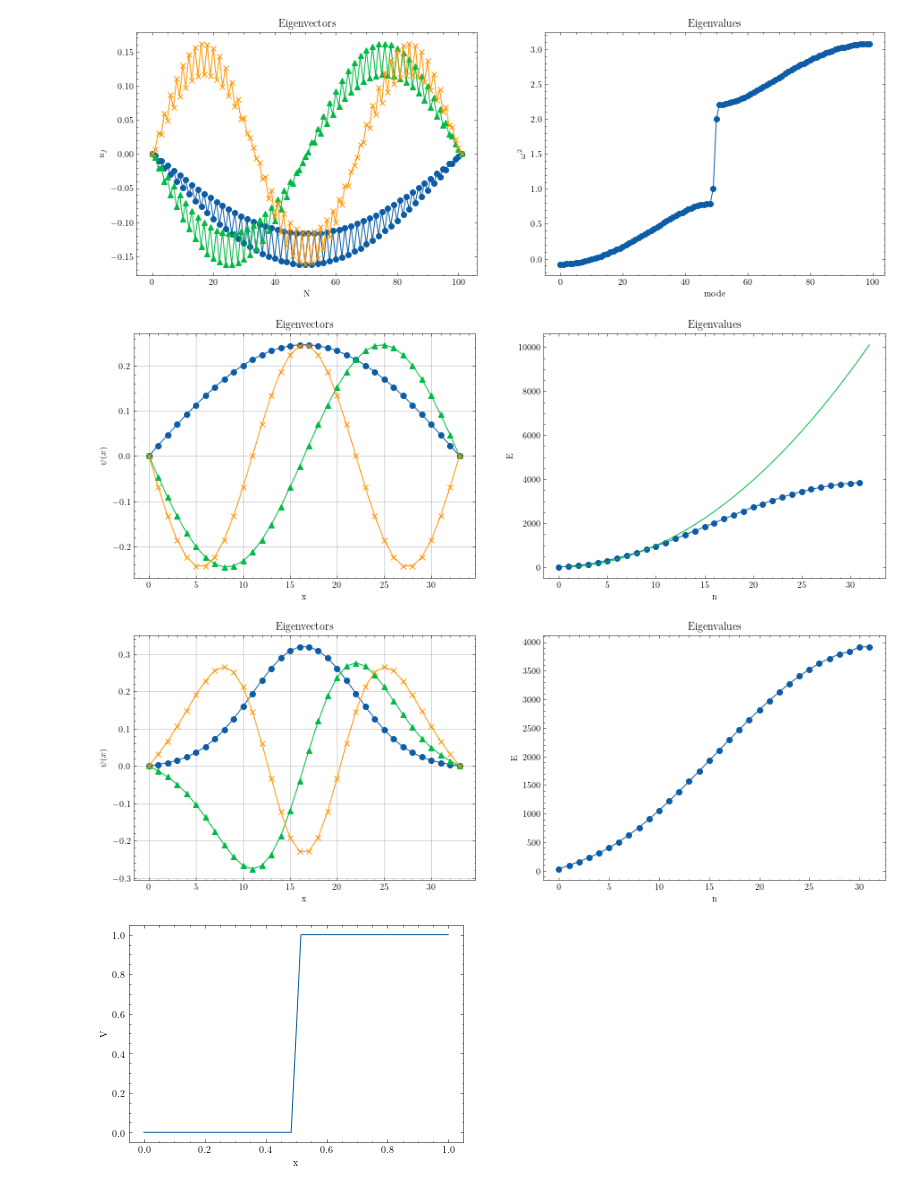
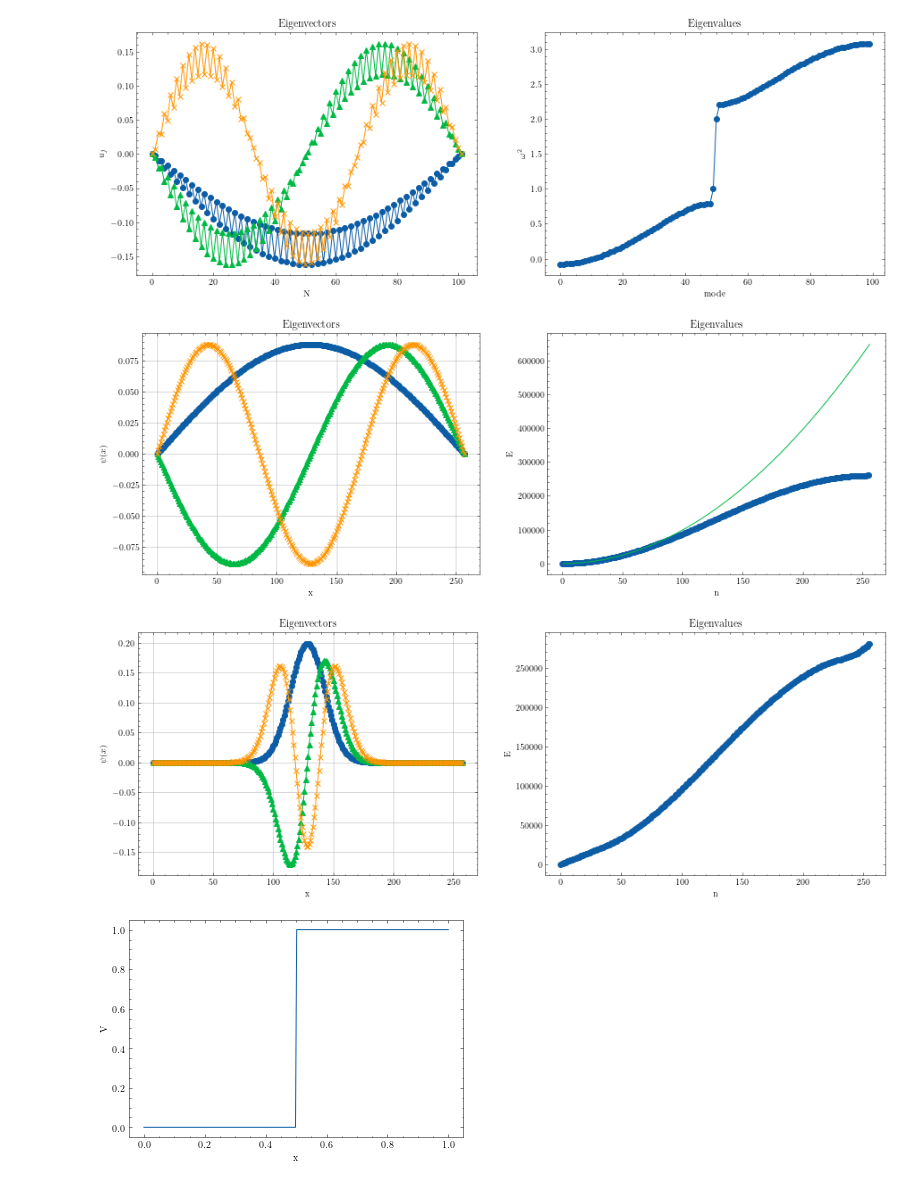
Before and after one commit to franklinzppa/fisica-computacional, a Jupyter notebook: Week 8 - Normal modes.ipynb, the cells around one changed output. Cells and saved outputs as stored; diff of their text form; code cells hidden in the pictures.

```diff
--- a/Week 8 - Normal modes.ipynb
+++ b/Week 8 - Normal modes.ipynb
@@ -224,7 +224,7 @@ plt.show()
 # %%
 # Schrodinger: poço infinito
 
-N = 32
+N = 256
 L = 1.0
 x = np.linspace(0, L, N)/L
 dx = np.diff(x)[0]
@@ -269,46 +269,46 @@ plt.title('Eigenvalues')
 
 plt.show()
 # %% [output]
-[figure, old version]
+[figure, new version]
 # %%
 # Harmonic oscillator
 
 def V(x, K=1):
     return K*(x - 0.5)**2
 
-V = V(x, K=1000)
+V = V(x, K=1e5)
 
 H = np.zeros((N,N))
 
 for i in range(N):
     for j in range(N):
         if i == j:
             H[i][j] = 2.0*dx**-2 + V[i]
         elif i == j+1 or i == j-1:
             H[i][j] = -1.0*dx**-2
 
 e, v = linalg.eigh(H)
 
 plt.figure(figsize=(15,5))
 plt.subplot(1,2,1)
 plt.plot(add_boundary(v.T[0]), marker='o')
 plt.plot(add_boundary(v.T[1]), marker='^')
 plt.plot(add_boundary(v.T[2]), marker='x')
 plt.ylabel('$\psi(x)$')
 plt.xlabel('x')
 plt.grid()
 plt.title('Eigenvectors')
 
 plt.subplot(1,2,2)
 plt.plot(e, marker='o')
 #plt.plot(n, E_exact(n))
 plt.ylabel('E')
 plt.xlabel('n')
 plt.title('Eigenvalues')
 
 plt.show()
 # %% [output]
-[figure, old version]
+[figure, new version]
 # %%
 # Potential barrier
 
@@ -324,7 +324,7 @@ plt.xlabel('x')
 plt.ylabel('V')
 plt.show()
 # %% [output]
-[figure, old version]
+[figure, new version]
 # %%
 V = V_barrier(x, alpha=100)
 
```
Also changed, not shown: parts of 1 cell of this notebook.
